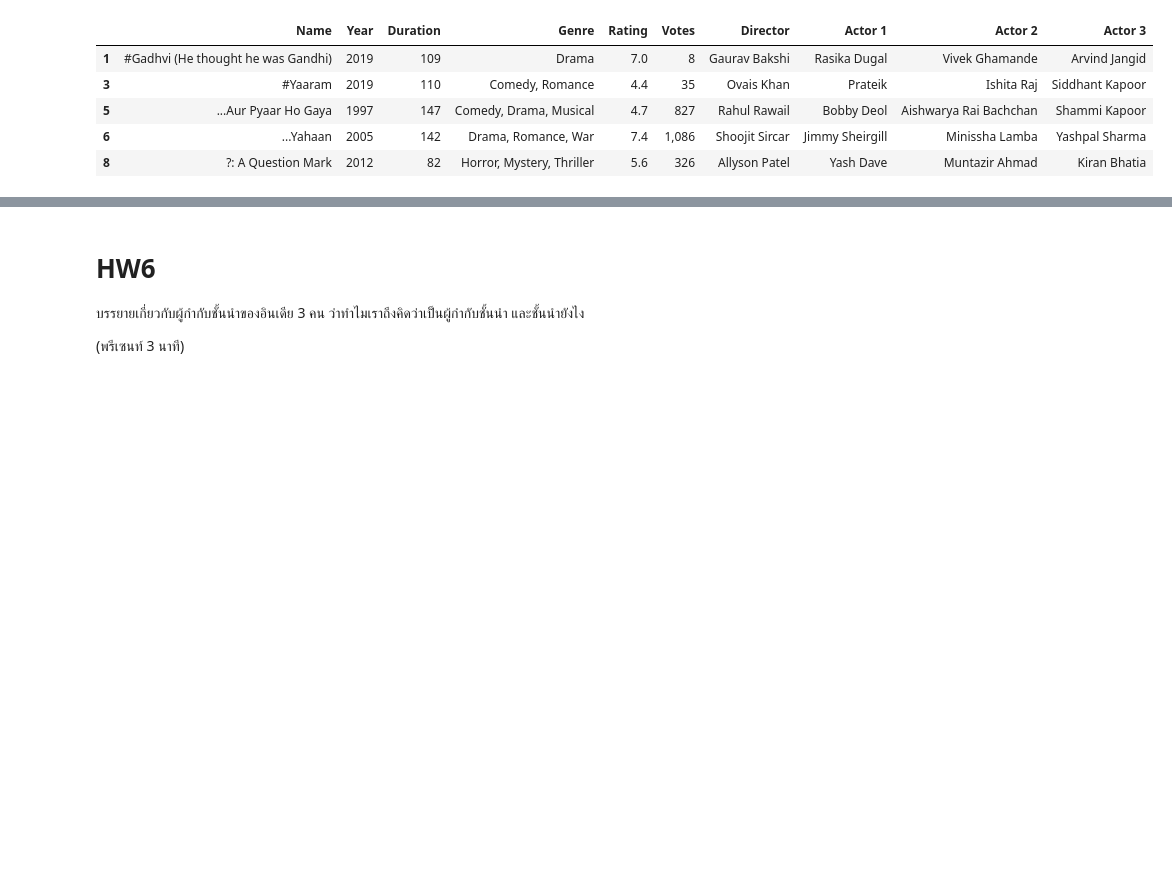
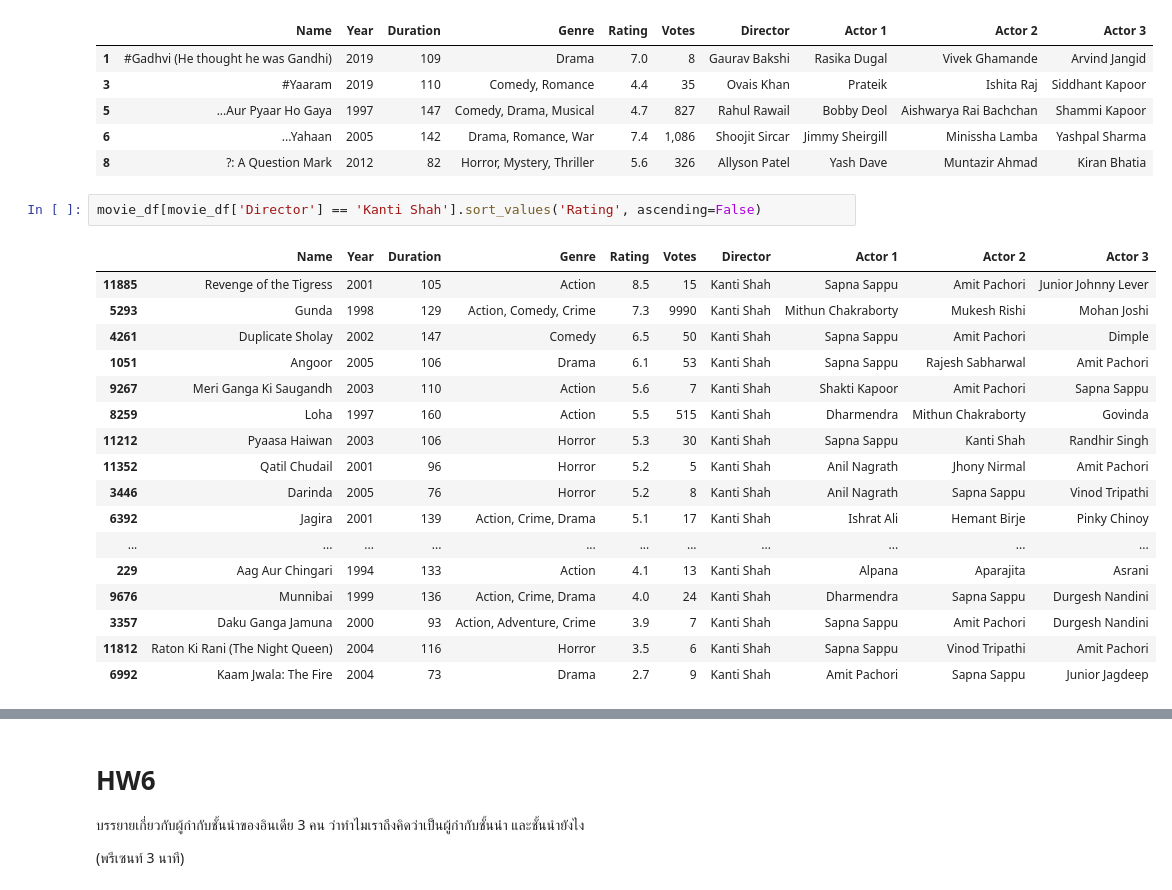
Before and after one commit to Natthaphatz007/Python_dataviz2024, a Jupyter notebook: Pandas_101.ipynb, the cells around one changed output, grey strips where cells are left out. Saved outputs shown, nothing was run; the diff lists cells and outputs as text; blank space fills up the shorter version.

```diff
--- a/Pandas_101.ipynb
+++ b/Pandas_101.ipynb
@@ -919,3 +919,23 @@ movie_df.head()
 | 5 | ...Aur Pyaar Ho Gaya | 1997 | 147 | Comedy, Drama, Musical | 4.7 | 827 | Rahul Rawail | Bobby Deol | Aishwarya Rai Bachchan | Shammi Kapoor |
 | 6 | ...Yahaan | 2005 | 142 | Drama, Romance, War | 7.4 | 1,086 | Shoojit Sircar | Jimmy Sheirgill | Minissha Lamba | Yashpal Sharma |
 | 8 | ?: A Question Mark | 2012 | 82 | Horror, Mystery, Thriller | 5.6 | 326 | Allyson Patel | Yash Dave | Muntazir Ahmad | Kiran Bhatia |
+# %%
+movie_df[movie_df['Director'] == 'Kanti Shah'].sort_values('Rating', ascending=False)
+# %% [output]
+|  | Name | Year | Duration | Genre | Rating | Votes | Director | Actor 1 | Actor 2 | Actor 3 |
+| 11885 | Revenge of the Tigress | 2001 | 105 | Action | 8.5 | 15 | Kanti Shah | Sapna Sappu | Amit Pachori | Junior Johnny Lever |
+| 5293 | Gunda | 1998 | 129 | Action, Comedy, Crime | 7.3 | 9990 | Kanti Shah | Mithun Chakraborty | Mukesh Rishi | Mohan Joshi |
+| 4261 | Duplicate Sholay | 2002 | 147 | Comedy | 6.5 | 50 | Kanti Shah | Sapna Sappu | Amit Pachori | Dimple |
+| 1051 | Angoor | 2005 | 106 | Drama | 6.1 | 53 | Kanti Shah | Sapna Sappu | Rajesh Sabharwal | Amit Pachori |
+| 9267 | Meri Ganga Ki Saugandh | 2003 | 110 | Action | 5.6 | 7 | Kanti Shah | Shakti Kapoor | Amit Pachori | Sapna Sappu |
+| 8259 | Loha | 1997 | 160 | Action | 5.5 | 515 | Kanti Shah | Dharmendra | Mithun Chakraborty | Govinda |
+| 11212 | Pyaasa Haiwan | 2003 | 106 | Horror | 5.3 | 30 | Kanti Shah | Sapna Sappu | Kanti Shah | Randhir Singh |
+| 11352 | Qatil Chudail | 2001 | 96 | Horror | 5.2 | 5 | Kanti Shah | Anil Nagrath | Jhony Nirmal | Amit Pachori |
+| 3446 | Darinda | 2005 | 76 | Horror | 5.2 | 8 | Kanti Shah | Anil Nagrath | Sapna Sappu | Vinod Tripathi |
+| 6392 | Jagira | 2001 | 139 | Action, Crime, Drama | 5.1 | 17 | Kanti Shah | Ishrat Ali | Hemant Birje | Pinky Chinoy |
+| ... | ... | ... | ... | ... | ... | ... | ... | ... | ... | ... |
+| 229 | Aag Aur Chingari | 1994 | 133 | Action | 4.1 | 13 | Kanti Shah | Alpana | Aparajita | Asrani |
+| 9676 | Munnibai | 1999 | 136 | Action, Crime, Drama | 4.0 | 24 | Kanti Shah | Dharmendra | Sapna Sappu | Durgesh Nandini |
+| 3357 | Daku Ganga Jamuna | 2000 | 93 | Action, Adventure, Crime | 3.9 | 7 | Kanti Shah | Sapna Sappu | Amit Pachori | Durgesh Nandini |
+| 11812 | Raton Ki Rani (The Night Queen) | 2004 | 116 | Horror | 3.5 | 6 | Kanti Shah | Sapna Sappu | Vinod Tripathi | Amit Pachori |
+| 6992 | Kaam Jwala: The Fire | 2004 | 73 | Drama | 2.7 | 9 | Kanti Shah | Amit Pachori | Sapna Sappu | Junior Jagdeep |
```
Also changed, not shown: parts of 4 cells of this notebook.
